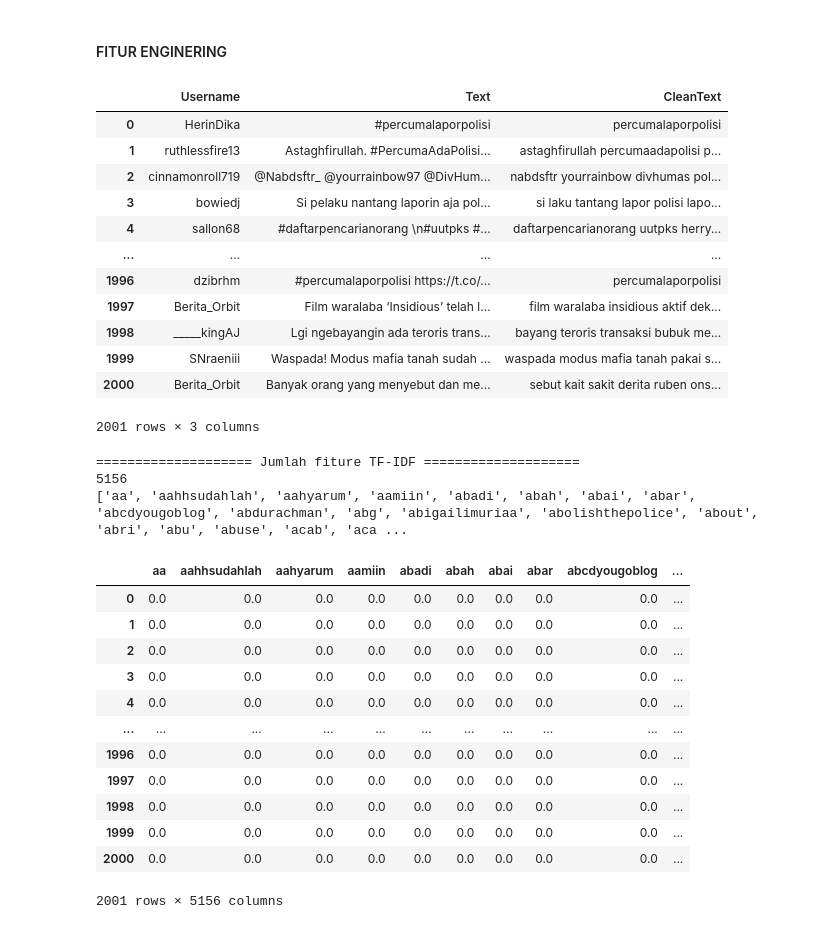
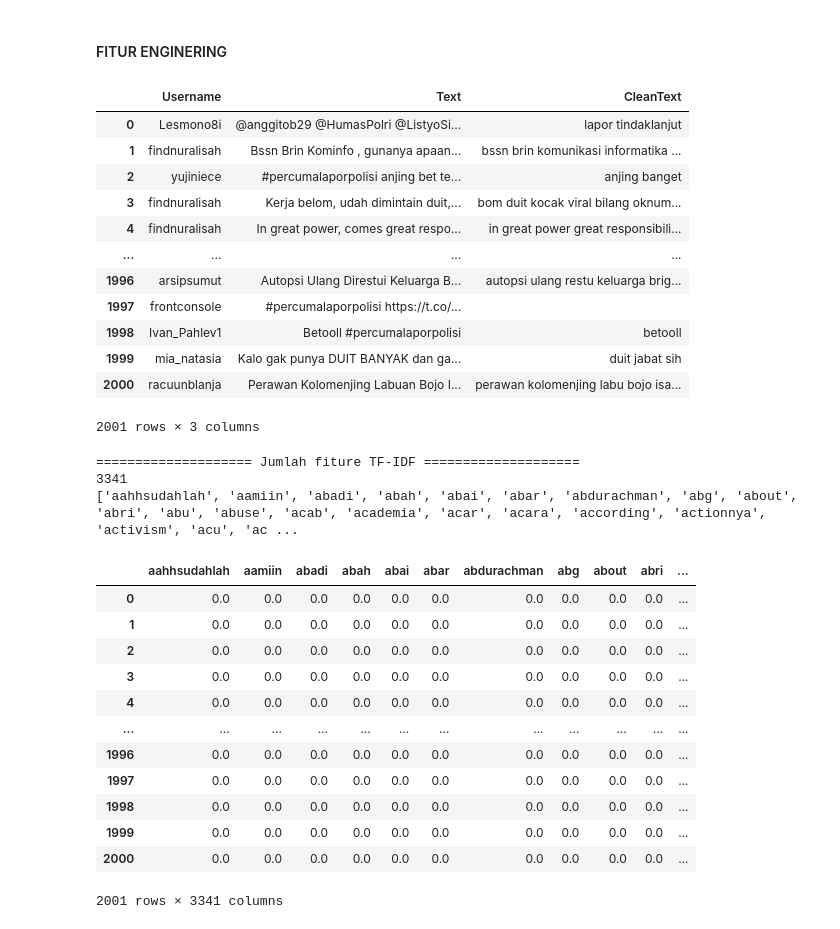
Before and after one commit to Sekhudin/police-sentiment-analysis, a Jupyter notebook: sentimen_analisis.ipynb, the cells around one changed output. Cells and saved outputs as stored; diff of their text form; code cells hidden in the pictures.

```diff
--- a/sentimen_analisis.ipynb
+++ b/sentimen_analisis.ipynb
@@ -124,23 +126,23 @@ def PREPROCESSING(text):
 # %% [markdown]
 #### FITUR ENGINERING
 # %%
-dataframe = pd.read_csv("./dataset/percumalaporpolisi.csv")
+dataframe = pd.read_csv("./dataset/percumaLaporPolisi.csv")
 data = dataframe[['Username','Text']].copy()
 data['CleanText'] = data['Text'].apply(PREPROCESSING)
 data
 # %% [output]
 |  | Username | Text | CleanText |
-| 0 | HerinDika | #percumalaporpolisi | percumalaporpolisi |
-| 1 | ruthlessfire13 | Astaghfirullah. #PercumaAdaPolisi... | astaghfirullah percumaadapolisi p... |
-| 2 | cinnamonroll719 | @Nabdsftr_ @yourrainbow97 @DivHum... | nabdsftr yourrainbow divhumas pol... |
-| 3 | bowiedj | Si pelaku nantang laporin aja pol... | si laku tantang lapor polisi lapo... |
-| 4 | sallon68 | #daftarpencarianorang \n#uutpks #... | daftarpencarianorang uutpks herry... |
+| 0 | Lesmono8i | @anggitob29 @HumasPolri @ListyoSi... | lapor tindaklanjut |
+| 1 | findnuralisah | Bssn Brin Kominfo , gunanya apaan... | bssn brin komunikasi informatika ... |
+| 2 | yujiniece | #percumalaporpolisi anjing bet te... | anjing banget |
+| 3 | findnuralisah | Kerja belom, udah dimintain duit,... | bom duit kocak viral bilang oknum... |
+| 4 | findnuralisah | In great power, comes great respo... | in great power great responsibili... |
 | ... | ... | ... | ... |
-| 1996 | dzibrhm | #percumalaporpolisi https://t.co/... | percumalaporpolisi |
-| 1997 | Berita_Orbit | Film waralaba ‘Insidious’ telah l... | film waralaba insidious aktif dek... |
-| 1998 | _____kingAJ | Lgi ngebayangin ada teroris trans... | bayang teroris transaksi bubuk me... |
-| 1999 | SNraeniii | Waspada! Modus mafia tanah sudah ... | waspada modus mafia tanah pakai s... |
-| 2000 | Berita_Orbit | Banyak orang yang menyebut dan me... | sebut kait sakit derita ruben ons... |
+| 1996 | arsipsumut | Autopsi Ulang Direstui Keluarga B... | autopsi ulang restu keluarga brig... |
+| 1997 | frontconsole | #percumalaporpolisi https://t.co/... |  |
+| 1998 | Ivan_Pahlev1 | Betooll #percumalaporpolisi | betooll |
+| 1999 | mia_natasia | Kalo gak punya DUIT BANYAK dan ga... | duit jabat sih |
+| 2000 | racuunblanja | Perawan Kolomenjing Labuan Bojo I... | perawan kolomenjing labu bojo isa... |
 2001 rows × 3 columns
 # %%
 X = data['CleanText']
@@ -160,8 +162,8 @@ print (len(vec_TF_IDF.get_feature_names()))
 print(vec_TF_IDF.get_feature_names())
 # %% [output]
 ==================== Jumlah fiture TF-IDF ====================
-5156
-['aa', 'aahhsudahlah', 'aahyarum', 'aamiin', 'abadi', 'abah', 'abai', 'abar', 'abcdyougoblog', 'abdurachman', 'abg', 'abigailimuriaa', 'abolishthepolice', 'about', 'abri', 'abu', 'abuse', 'acab', 'aca ...
+3341
+['aahhsudahlah', 'aamiin', 'abadi', 'abah', 'abai', 'abar', 'abdurachman', 'abg', 'about', 'abri', 'abu', 'abuse', 'acab', 'academia', 'acar', 'acara', 'according', 'actionnya', 'activism', 'acu', 'ac ...
 # %%
 #Lihat data tabular yang menggunakan metode TF-IDF
 #Data ini siap untuk dimasukkan dalam proses machine learning
@@ -170,16 +172,16 @@ x1 = vec_TF_IDF.transform(X).toarray()
 data_tabular_tf_idf= pd.DataFrame(x1,columns=vec_TF_IDF.get_feature_names_out())
 data_tabular_tf_idf
 # %% [output]
-|  | aa | aahhsudahlah | aahyarum | aamiin | abadi | abah | abai | abar | abcdyougoblog | ... |
-| 0 | 0.0 | 0.0 | 0.0 | 0.0 | 0.0 | 0.0 | 0.0 | 0.0 | 0.0 | ... |
-| 1 | 0.0 | 0.0 | 0.0 | 0.0 | 0.0 | 0.0 | 0.0 | 0.0 | 0.0 | ... |
-| 2 | 0.0 | 0.0 | 0.0 | 0.0 | 0.0 | 0.0 | 0.0 | 0.0 | 0.0 | ... |
-| 3 | 0.0 | 0.0 | 0.0 | 0.0 | 0.0 | 0.0 | 0.0 | 0.0 | 0.0 | ... |
-| 4 | 0.0 | 0.0 | 0.0 | 0.0 | 0.0 | 0.0 | 0.0 | 0.0 | 0.0 | ... |
-| ... | ... | ... | ... | ... | ... | ... | ... | ... | ... | ... |
-| 1996 | 0.0 | 0.0 | 0.0 | 0.0 | 0.0 | 0.0 | 0.0 | 0.0 | 0.0 | ... |
-| 1997 | 0.0 | 0.0 | 0.0 | 0.0 | 0.0 | 0.0 | 0.0 | 0.0 | 0.0 | ... |
-| 1998 | 0.0 | 0.0 | 0.0 | 0.0 | 0.0 | 0.0 | 0.0 | 0.0 | 0.0 | ... |
-| 1999 | 0.0 | 0.0 | 0.0 | 0.0 | 0.0 | 0.0 | 0.0 | 0.0 | 0.0 | ... |
-| 2000 | 0.0 | 0.0 | 0.0 | 0.0 | 0.0 | 0.0 | 0.0 | 0.0 | 0.0 | ... |
+|  | aahhsudahlah | aamiin | abadi | abah | abai | abar | abdurachman | abg | about | abri | ... |
+| 0 | 0.0 | 0.0 | 0.0 | 0.0 | 0.0 | 0.0 | 0.0 | 0.0 | 0.0 | 0.0 | ... |
+| 1 | 0.0 | 0.0 | 0.0 | 0.0 | 0.0 | 0.0 | 0.0 | 0.0 | 0.0 | 0.0 | ... |
+| 2 | 0.0 | 0.0 | 0.0 | 0.0 | 0.0 | 0.0 | 0.0 | 0.0 | 0.0 | 0.0 | ... |
+| 3 | 0.0 | 0.0 | 0.0 | 0.0 | 0.0 | 0.0 | 0.0 | 0.0 | 0.0 | 0.0 | ... |
+| 4 | 0.0 | 0.0 | 0.0 | 0.0 | 0.0 | 0.0 | 0.0 | 0.0 | 0.0 | 0.0 | ... |
+| ... | ... | ... | ... | ... | ... | ... | ... | ... | ... | ... | ... |
+| 1996 | 0.0 | 0.0 | 0.0 | 0.0 | 0.0 | 0.0 | 0.0 | 0.0 | 0.0 | 0.0 | ... |
+| 1997 | 0.0 | 0.0 | 0.0 | 0.0 | 0.0 | 0.0 | 0.0 | 0.0 | 0.0 | 0.0 | ... |
+| 1998 | 0.0 | 0.0 | 0.0 | 0.0 | 0.0 | 0.0 | 0.0 | 0.0 | 0.0 | 0.0 | ... |
+| 1999 | 0.0 | 0.0 | 0.0 | 0.0 | 0.0 | 0.0 | 0.0 | 0.0 | 0.0 | 0.0 | ... |
+| 2000 | 0.0 | 0.0 | 0.0 | 0.0 | 0.0 | 0.0 | 0.0 | 0.0 | 0.0 | 0.0 | ... |
-2001 rows × 5156 columns
+2001 rows × 3341 columns
```
Also changed, not shown: parts of 2 cells of this notebook, 5 other files.
